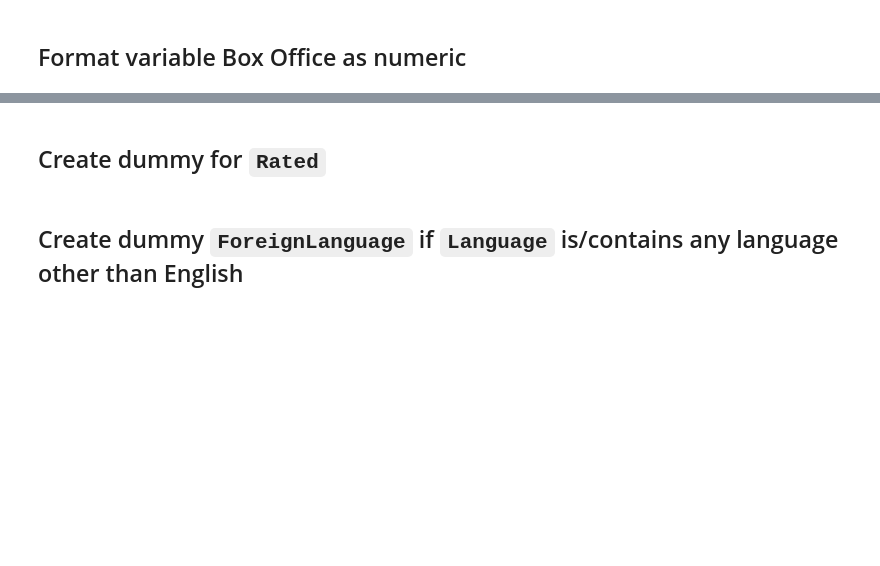
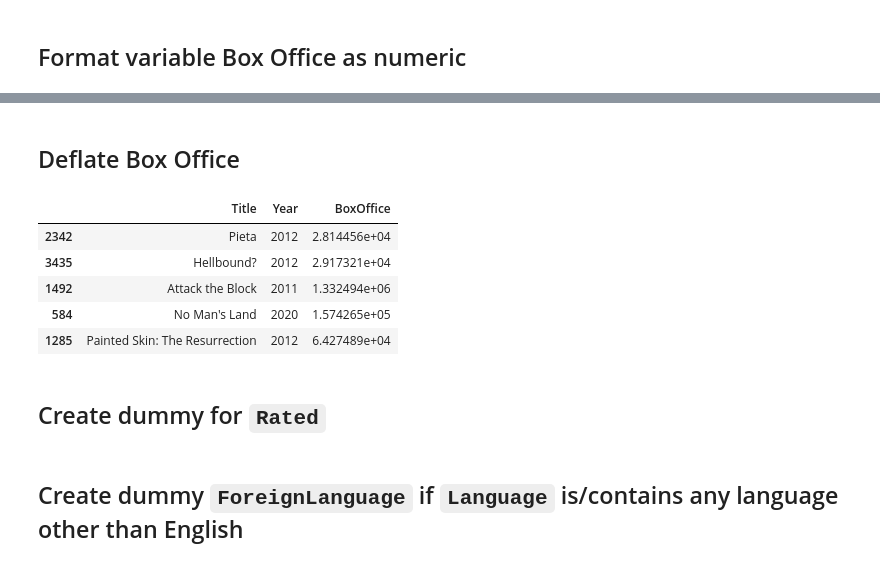
Before and after one commit to felbuch/movie_success_and_foreign_policy, a Jupyter notebook: 20-code/IMDB_Feature_Engineering.ipynb, the cells around one changed output, grey strips where cells are left out. Saved outputs shown, nothing was run; the diff lists cells and outputs as text; code cells hidden in the pictures; blank space fills up the shorter version.

```diff
--- a/20-code/IMDB_Feature_Engineering.ipynb
+++ b/20-code/IMDB_Feature_Engineering.ipynb
@@ -78 +79,3 @@ tt1235187      67743.0
 Name: BoxOffice, dtype: float64
+# %% [markdown]
+## Deflate Box Office
@@ -79,3 +103,12 @@ Name: BoxOffice, dtype: float64
+# %%
+data[['Title','Year','BoxOffice']].sample(5)
+# %% [output]
+|  | Title | Year | BoxOffice |
+| 2342 | Pieta | 2012 | 2.814456e+04 |
+| 3435 | Hellbound? | 2012 | 2.917321e+04 |
+| 1492 | Attack the Block | 2011 | 1.332494e+06 |
+| 584 | No Man's Land | 2020 | 1.574265e+05 |
+| 1285 | Painted Skin: The Resurrection | 2012 | 6.427489e+04 |
 # %% [markdown]
 ## Create dummy for `Rated`
 # %%
```
Also changed, not shown: parts of 7 cells of this notebook.
